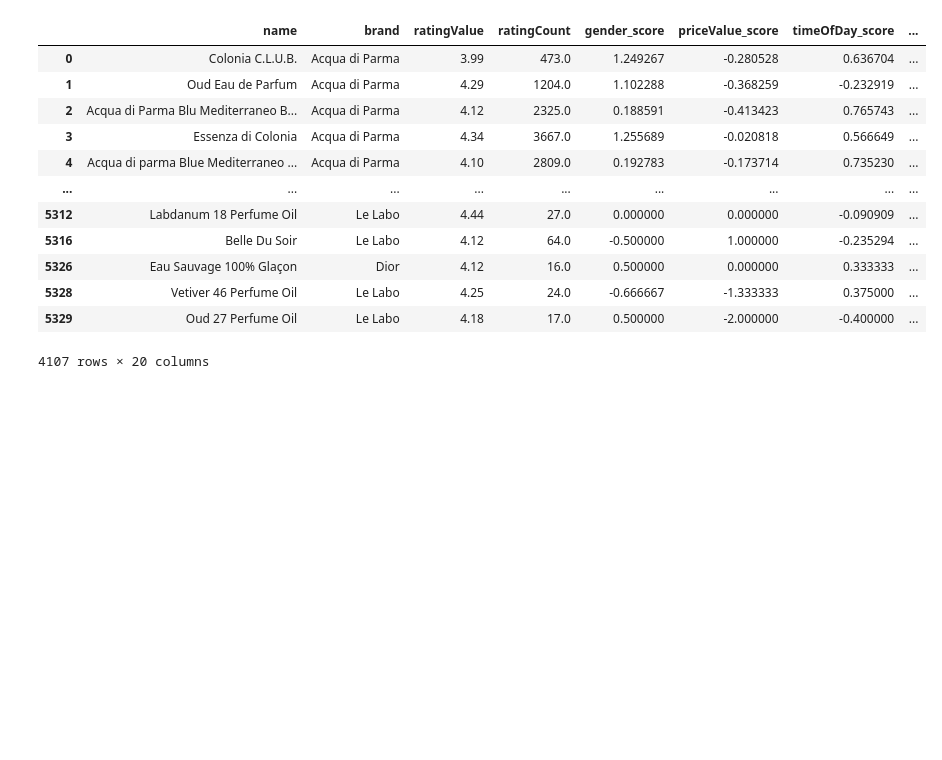
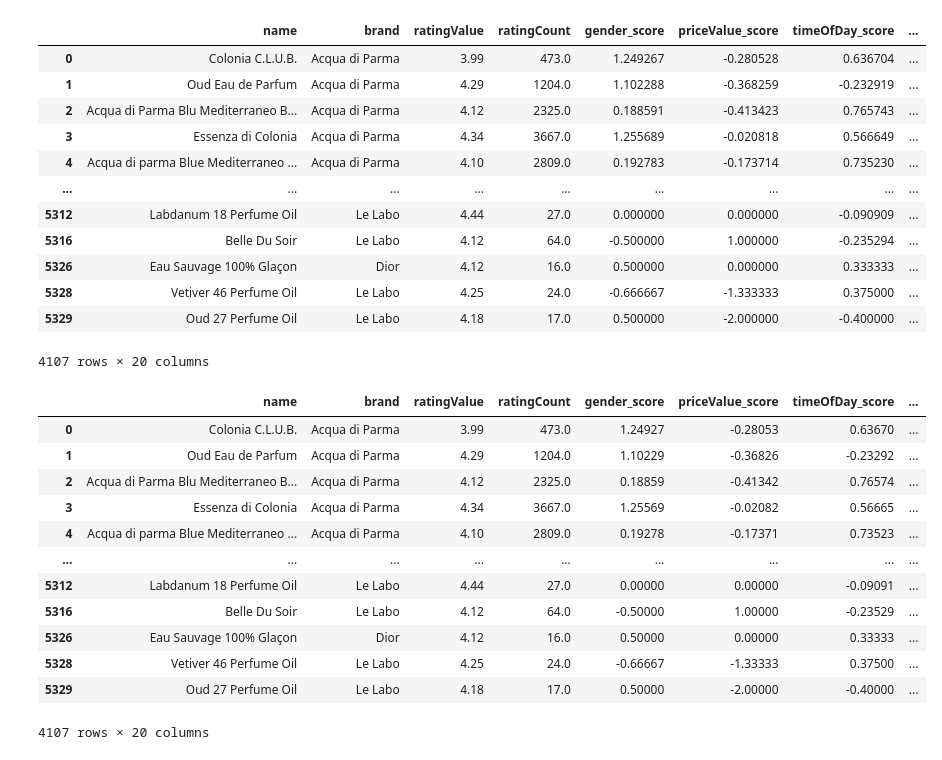
Before and after one commit to KamilWoskowiak/Fragrance-Recommendations, a Jupyter notebook: DataCollectionProccessing/DataProcessing.ipynb, the cells around one changed output. Cells and saved outputs as stored; diff of their text form; code cells hidden in the pictures; blank space fills up the shorter version.

Commit message:
rounded values

```diff
--- a/DataCollectionProccessing/DataProcessing.ipynb
+++ b/DataCollectionProccessing/DataProcessing.ipynb
@@ -446,7 +446,7 @@ selected
  'Uncommon',
  'notesBreakdown']
 # %%
-newdf = df[selected]
+newdf = df[selected].copy()
 # %%
 newdf
 # %% [output]
@@ -467,0 +466,19 @@ newdf.to_csv("fragrance_data.csv", index=False)
+# %%
+newdf.loc[:, list(accord_groups.keys())] = newdf.loc[:, list(accord_groups.keys())].round(5)
+newdf.loc[:, ['gender_score', 'priceValue_score', 'timeOfDay_score', 'season_score']] = newdf.loc[:, ['gender_score', 'priceValue_score', 'timeOfDay_score', 'season_score']].round(5)
+# %%
+newdf
+# %% [output]
+|  | name | brand | ratingValue | ratingCount | gender_score | priceValue_score | timeOfDay_score | ... |
+| 0 | Colonia C.L.U.B. | Acqua di Parma | 3.99 | 473.0 | 1.24927 | -0.28053 | 0.63670 | ... |
+| 1 | Oud Eau de Parfum | Acqua di Parma | 4.29 | 1204.0 | 1.10229 | -0.36826 | -0.23292 | ... |
+| 2 | Acqua di Parma Blu Mediterraneo B... | Acqua di Parma | 4.12 | 2325.0 | 0.18859 | -0.41342 | 0.76574 | ... |
+| 3 | Essenza di Colonia | Acqua di Parma | 4.34 | 3667.0 | 1.25569 | -0.02082 | 0.56665 | ... |
+| 4 | Acqua di parma Blue Mediterraneo ... | Acqua di Parma | 4.10 | 2809.0 | 0.19278 | -0.17371 | 0.73523 | ... |
+| ... | ... | ... | ... | ... | ... | ... | ... | ... |
+| 5312 | Labdanum 18 Perfume Oil | Le Labo | 4.44 | 27.0 | 0.00000 | 0.00000 | -0.09091 | ... |
+| 5316 | Belle Du Soir | Le Labo | 4.12 | 64.0 | -0.50000 | 1.00000 | -0.23529 | ... |
+| 5326 | Eau Sauvage 100% Glaçon | Dior | 4.12 | 16.0 | 0.50000 | 0.00000 | 0.33333 | ... |
+| 5328 | Vetiver 46 Perfume Oil | Le Labo | 4.25 | 24.0 | -0.66667 | -1.33333 | 0.37500 | ... |
+| 5329 | Oud 27 Perfume Oil | Le Labo | 4.18 | 17.0 | 0.50000 | -2.00000 | -0.40000 | ... |
+4107 rows × 20 columns
```
Also changed, not shown: parts of 2 cells of this notebook, 1 other file.
